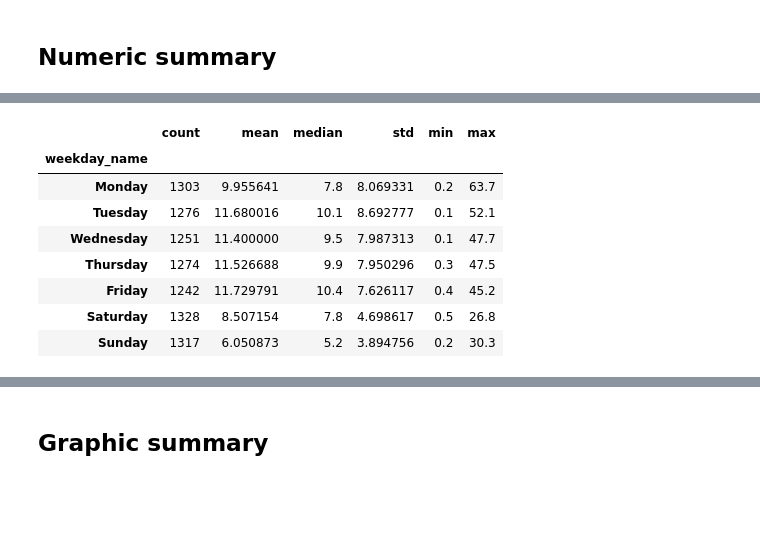
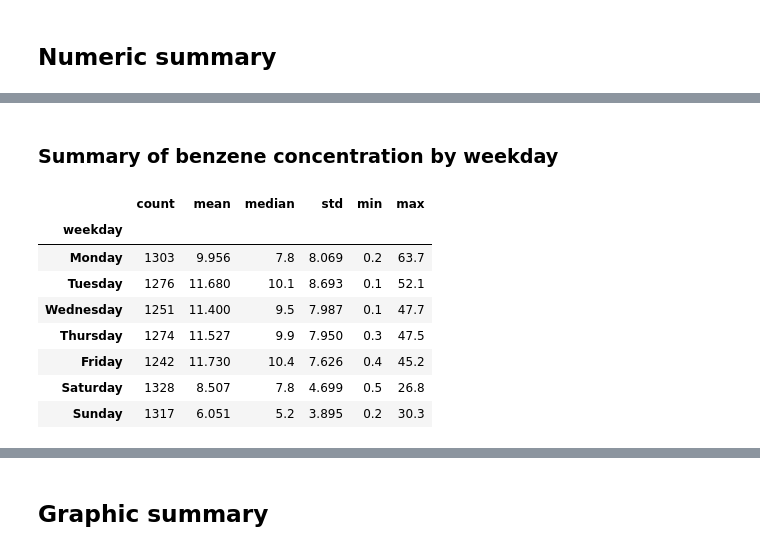
Before and after one commit to bingxiaochen/ST-554-Project1, a Jupyter notebook: Task2/Project1_Task2_Hui.ipynb, the cells around one changed output, grey strips where cells are left out. Drawn from its saved outputs; the diff is of its cells as text; code cells hidden in the pictures; blank space fills up the shorter version.

```diff
--- a/Task2/Project1_Task2_Hui.ipynb
+++ b/Task2/Project1_Task2_Hui.ipynb
@@ -179,16 +197,16 @@ X_df["hour"] = X_df["datetime"].dt.hour                               # Extract
 # %%
 # produce subset of the data grouped by different time frames
-ben_mon_stat = X_df.groupby("month_name", observed=True)["Ben"] \
+ben_mon_stat = X_df.groupby("month", observed=True)["Ben"] \
     .agg(["count", "mean", "median", "std", "min", "max"])              # Group Ben by month
 ben_week_stat = X_df.groupby("week")["Ben"] \
     .agg(["count", "mean", "median", "std", "min", "max"])              # Group Ben by week
-ben_weekday_stat = X_df.groupby("weekday_name", observed=True)["Ben"] \
+ben_weekday_stat = X_df.groupby("weekday", observed=True)["Ben"] \
     .agg(["count", "mean", "median", "std", "min", "max"])              # Group Ben by weekday
 ben_hour_stat = X_df.groupby("hour")["Ben"] \
     .agg(["count", "mean", "median", "std", "min", "max"])              # Group Ben by hours of a day
-T_hour_stat = X_df.groupby("hour")["T"] \
-    .agg(["count", "mean", "median", "std", "min", "max"])              # Group temperature by hours of a day
-RH_hour_stat = X_df.groupby("hour")["RH"] \
-    .agg(["count", "mean", "median", "std", "min", "max"])              # Group RH by hours of a day
+# T_hour_stat = X_df.groupby("hour")["T"] \
+#     .agg(["count", "mean", "median", "std", "min", "max"])              # Group temperature by hours of a day
+# RH_hour_stat = X_df.groupby("hour")["RH"] \
+#     .agg(["count", "mean", "median", "std", "min", "max"])              # Group RH by hours of a day
 ben_season_stat = X_df.groupby("season", observed=True)["Ben"] \
     .agg(["count", "mean", "median", "std", "min", "max"])              # group Ben by season
@@ -212,12 +234,14 @@ ben_mon_stat
+# %% [markdown]
+### Summary of benzene concentration by weekday
 # %%
-ben_weekday_stat
+ben_weekday_stat.round(3)
 # %% [output]
 |  | count | mean | median | std | min | max |
-| weekday_name |  |  |  |  |  |  |
-| Monday | 1303 | 9.955641 | 7.8 | 8.069331 | 0.2 | 63.7 |
-| Tuesday | 1276 | 11.680016 | 10.1 | 8.692777 | 0.1 | 52.1 |
-| Wednesday | 1251 | 11.400000 | 9.5 | 7.987313 | 0.1 | 47.7 |
-| Thursday | 1274 | 11.526688 | 9.9 | 7.950296 | 0.3 | 47.5 |
-| Friday | 1242 | 11.729791 | 10.4 | 7.626117 | 0.4 | 45.2 |
-| Saturday | 1328 | 8.507154 | 7.8 | 4.698617 | 0.5 | 26.8 |
-| Sunday | 1317 | 6.050873 | 5.2 | 3.894756 | 0.2 | 30.3 |
+| weekday |  |  |  |  |  |  |
+| Monday | 1303 | 9.956 | 7.8 | 8.069 | 0.2 | 63.7 |
+| Tuesday | 1276 | 11.680 | 10.1 | 8.693 | 0.1 | 52.1 |
+| Wednesday | 1251 | 11.400 | 9.5 | 7.987 | 0.1 | 47.7 |
+| Thursday | 1274 | 11.527 | 9.9 | 7.950 | 0.3 | 47.5 |
+| Friday | 1242 | 11.730 | 10.4 | 7.626 | 0.4 | 45.2 |
+| Saturday | 1328 | 8.507 | 7.8 | 4.699 | 0.5 | 26.8 |
+| Sunday | 1317 | 6.051 | 5.2 | 3.895 | 0.2 | 30.3 |
```
Also changed, not shown: parts of 62 cells of this notebook.
